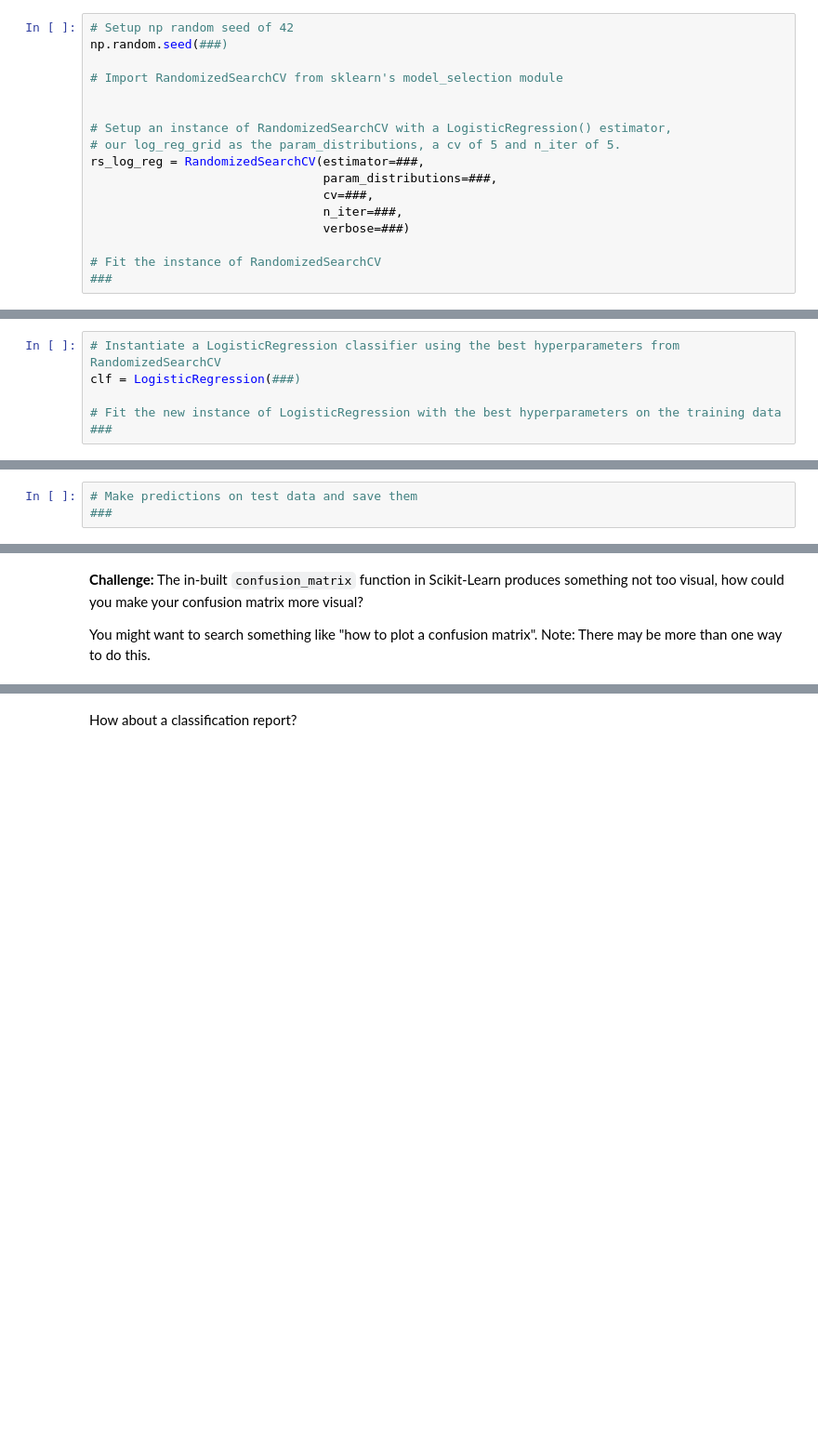
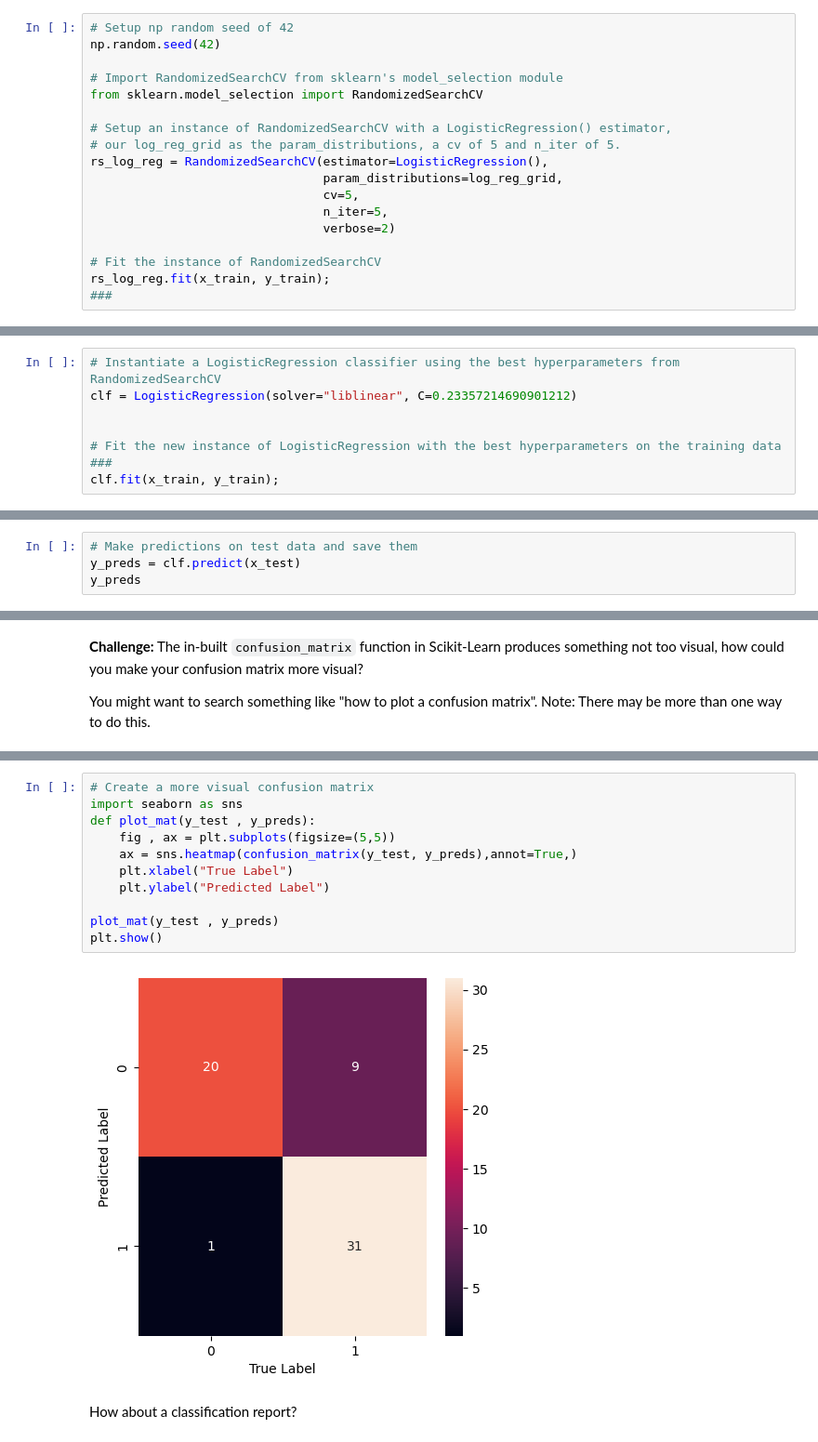
Before and after one commit to SaiPh3r/intro-ml, a Jupyter notebook: scikit-learn-exercises.ipynb, the cells around one changed output, grey strips where cells are left out. Shown at 93% size. Drawn from its saved outputs; the diff is of its cells as text; blank space fills up the shorter version.

```diff
--- a/scikit-learn-exercises.ipynb
+++ b/scikit-learn-exercises.ipynb
@@ -306,18 +323,19 @@ log_reg_grid = {"C": np.logspace(-4, 4, 20),
 Since we've got a set of hyperparameters we can import `RandomizedSearchCV`, pass it our dictionary of hyperparameters and let it search for the best combination.
 # %%
 # Setup np random seed of 42
-np.random.seed(###)
+np.random.seed(42)
 
 # Import RandomizedSearchCV from sklearn's model_selection module
-
+from sklearn.model_selection import RandomizedSearchCV
 
 # Setup an instance of RandomizedSearchCV with a LogisticRegression() estimator,
 # our log_reg_grid as the param_distributions, a cv of 5 and n_iter of 5.
-rs_log_reg = RandomizedSearchCV(estimator=###,
-                                param_distributions=###,
-                                cv=###,
-                                n_iter=###,
-                                verbose=###)
+rs_log_reg = RandomizedSearchCV(estimator=LogisticRegression(),
+                                param_distributions=log_reg_grid,
+                                cv=5,
+                                n_iter=5,
+                                verbose=2)
 
 # Fit the instance of RandomizedSearchCV
+rs_log_reg.fit(x_train, y_train);
 ###
@@ -349,10 +391,12 @@ But when it comes to classification, you'll likely want to use a few more evalua
 Before we get to these, we'll instantiate a new instance of our model using the best hyerparameters found by `RandomizedSearchCV`.
 # %%
 # Instantiate a LogisticRegression classifier using the best hyperparameters from RandomizedSearchCV
-clf = LogisticRegression(###)
+clf = LogisticRegression(solver="liblinear", C=0.23357214690901212)
+
 
 # Fit the new instance of LogisticRegression with the best hyperparameters on the training data
 ###
+clf.fit(x_train, y_train);
 # %% [markdown]
 Now it's to import the relative Scikit-Learn methods for each of the classification evaluation metrics we're after.
 # %%
@@ -370,4 +414,5 @@ Evaluation metrics are very often comparing a model's predictions to some ground
 Let's make some predictions on the test data using our latest model and save them to `y_preds`.
 # %%
 # Make predictions on test data and save them
-###
+y_preds = clf.predict(x_test)
+y_preds
@@ -386,3 +435,16 @@ You might want to search something like "how to plot a confusion matrix". Note:
+# %%
+# Create a more visual confusion matrix
+import seaborn as sns
+def plot_mat(y_test , y_preds):
+    fig , ax = plt.subplots(figsize=(5,5))
+    ax = sns.heatmap(confusion_matrix(y_test, y_preds),annot=True,)
+    plt.xlabel("True Label")
+    plt.ylabel("Predicted Label")
+
+plot_mat(y_test , y_preds)
+plt.show()
+# %% [output]
+[figure, added]
 # %% [markdown]
 How about a classification report?
 # %%
```
Also changed, not shown: parts of 44 cells of this notebook, 2 other files.
